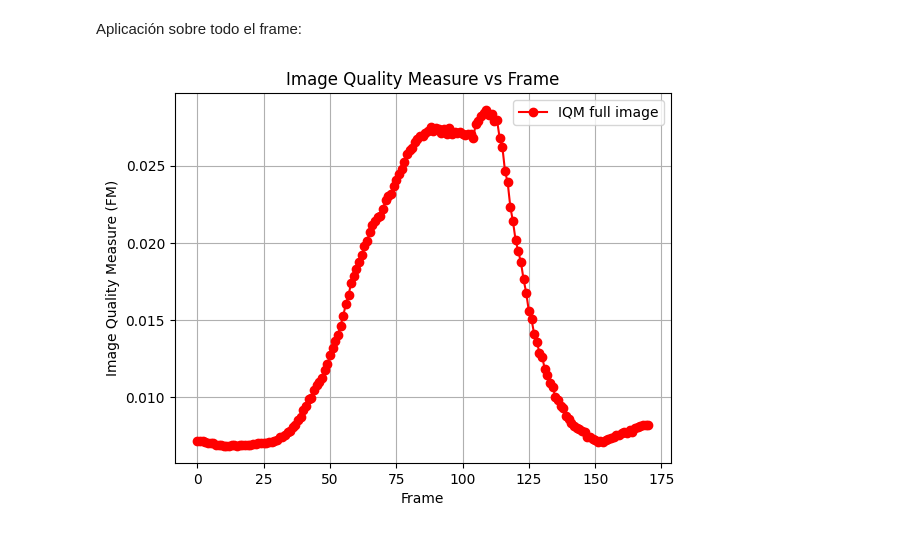
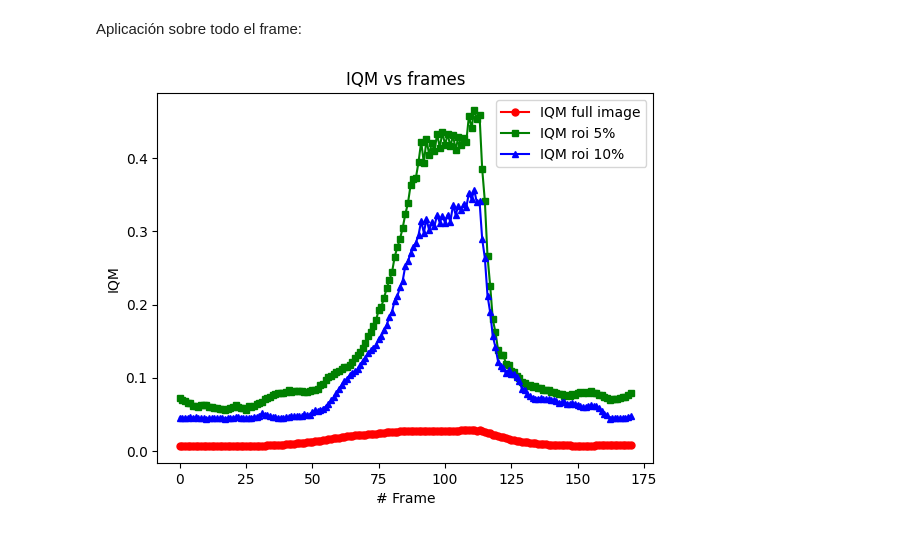
Before and after one commit to bdesia-nasa/vp1_tp2, a Jupyter notebook: VC1-TP2-0.ipynb, the cells around one changed output. Drawn from its saved outputs; the diff is of its cells as text; code cells hidden in the pictures.

```diff
--- a/VC1-TP2-0.ipynb
+++ b/VC1-TP2-0.ipynb
@@ -107,18 +107,18 @@ def apply_filter(video_filename, roi_size = 1):
 # %%
 iqm_by_frame = apply_filter('focus_video.mov', roi_size = 1.00)
 iqm_by_frame_005 = apply_filter('focus_video.mov', roi_size = 0.05)
 iqm_by_frame_010 = apply_filter('focus_video.mov', roi_size = 0.10)
 
 # Plotear la medida de calidad de la imagen vs frame
-plt.figure()
-plt.plot(range(len(imq_by_frame)), imq_by_frame, marker='o', color='r', label='IQM full image')
-# plt.plot(range(len(imq_by_frame_005)), imq_by_frame_005, marker='o', color='g', label='IQM roi 5%')
-# plt.plot(range(len(imq_by_frame_010)), imq_by_frame_010, marker='o', color='b', label='IQM roi 10%')
-plt.xlabel('Frame')
-plt.ylabel('Image Quality Measure (FM)')
-plt.title('Image Quality Measure vs Frame')
+plt.plot(range(len(iqm_by_frame)), iqm_by_frame, marker='o', color='r', label='IQM full image', markersize=5)
+plt.plot(range(len(iqm_by_frame_005)), iqm_by_frame_005, marker='s', color='g', label='IQM roi 5%', markersize=5)
+plt.plot(range(len(iqm_by_frame_010)), iqm_by_frame_010, marker='^', color='b', label='IQM roi 10%', markersize=5)
+
+plt.xlabel('# Frame')
+plt.ylabel('IQM')
+plt.title('IQM vs frames')
 plt.legend()
-plt.grid(True)
+
 plt.show()
 # %% [output]
-[figure, old version]
+[figure, new version]
```
